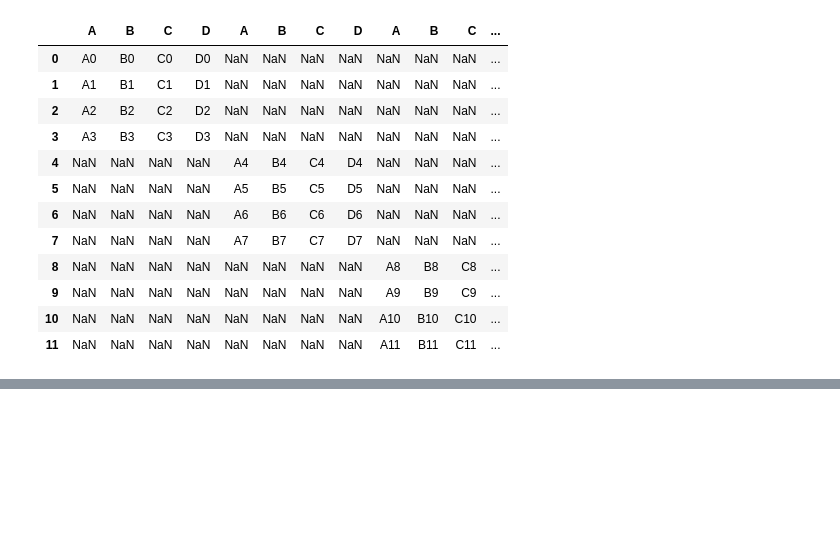
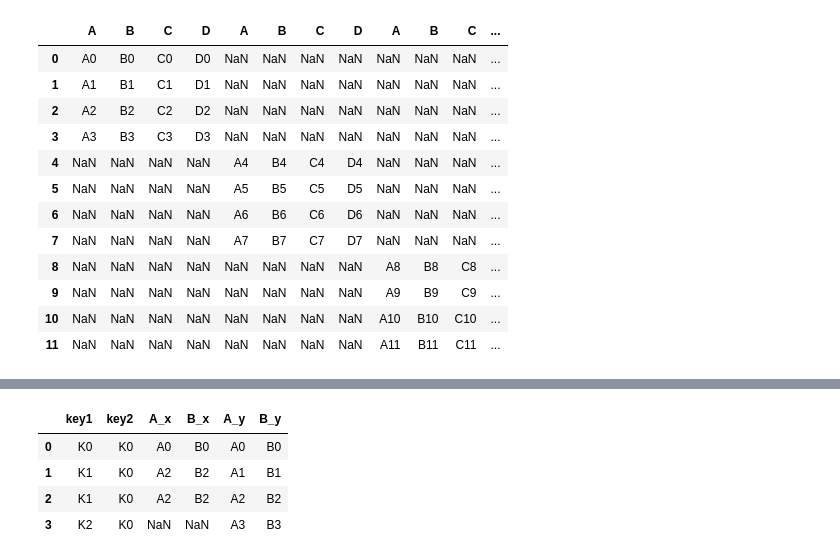
Before and after one commit to amitkmrr/pandas_practice, a Jupyter notebook: pandas_practice.ipynb, the cells around one changed output, grey strips where cells are left out. Saved outputs shown, nothing was run; the diff lists cells and outputs as text; code cells hidden in the pictures; blank space fills up the shorter version.

```diff
--- a/pandas_practice.ipynb
+++ b/pandas_practice.ipynb
@@ -635,0 +714,8 @@ pd.concat([first_df,second_df,third_df],axis=1)
+# %%
+pd.merge(left,right,on=['key1','key2'],how='right')
+# %% [output]
+|  | key1 | key2 | A_x | B_x | A_y | B_y |
+| 0 | K0 | K0 | A0 | B0 | A0 | B0 |
+| 1 | K1 | K0 | A2 | B2 | A1 | B1 |
+| 2 | K1 | K0 | A2 | B2 | A2 | B2 |
+| 3 | K2 | K0 | NaN | NaN | A3 | B3 |
```
Also changed, not shown: parts of 44 cells of this notebook.
